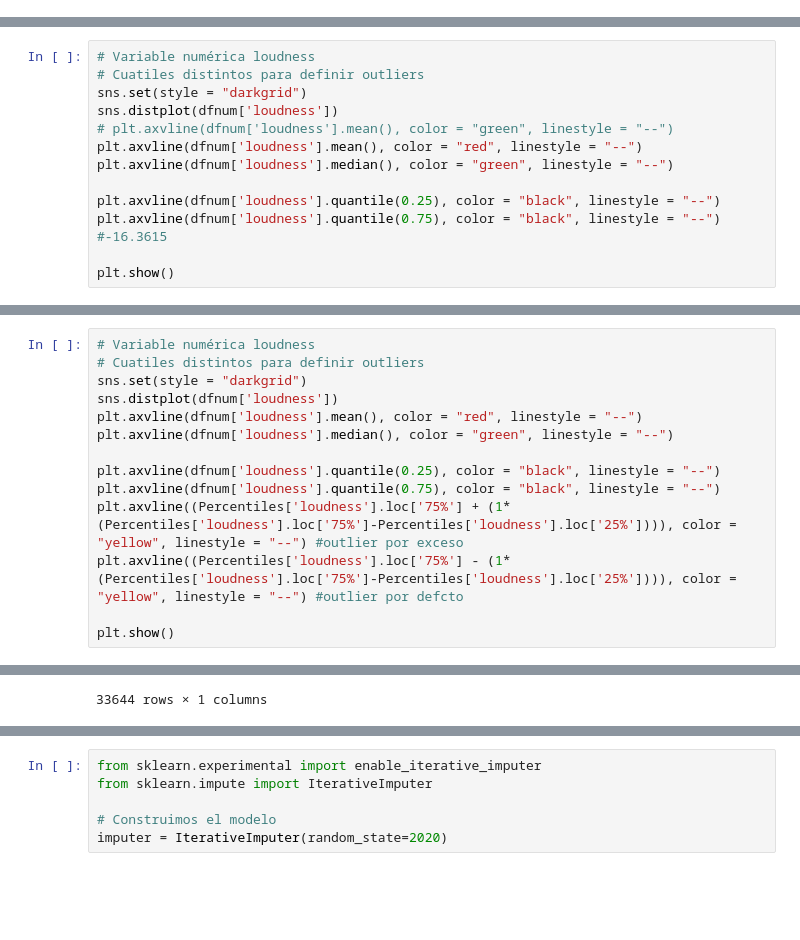
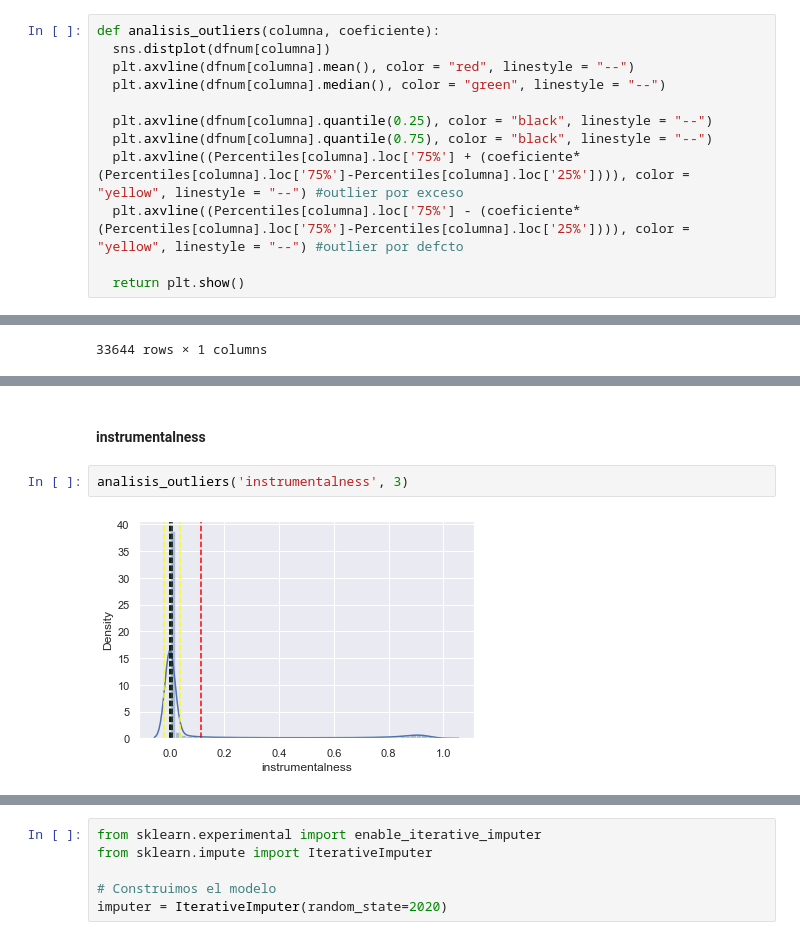
Before and after one commit to lucio-cornejo/proyecto-analisis-de-datos-1INF03, a Jupyter notebook: codes/limpieza_de_datos.ipynb, the cells around one changed output, grey strips where cells are left out. Drawn from its saved outputs; the diff is of its cells as text; blank space fills up the shorter version.

```diff
--- a/codes/limpieza_de_datos.ipynb
+++ b/codes/limpieza_de_datos.ipynb
@@ -505,18 +505,17 @@ Percentiles.head(10)
 | 3% | 0.000000 | 77816.560000 | 0.226000 | 0.080700 | -21.909000 | 0.026600 | 0.000533 | 0.000000 | ... |
 | 4% | 0.000000 | 88973.000000 | 0.248000 | 0.101000 | -20.754000 | 0.027200 | 0.001040 | 0.000000 | ... |
 | 5% | 0.000000 | 97307.000000 | 0.267000 | 0.120000 | -19.843000 | 0.027600 | 0.001770 | 0.000000 | ... |
+# %%
+def analisis_outliers(columna, coeficiente):
+  sns.distplot(dfnum[columna])
+  plt.axvline(dfnum[columna].mean(), color = "red", linestyle = "--")
+  plt.axvline(dfnum[columna].median(), color = "green", linestyle = "--")
+
+  plt.axvline(dfnum[columna].quantile(0.25), color = "black", linestyle = "--")
+  plt.axvline(dfnum[columna].quantile(0.75), color = "black", linestyle = "--")
+  plt.axvline((Percentiles[columna].loc['75%'] + (coeficiente* (Percentiles[columna].loc['75%']-Percentiles[columna].loc['25%']))), color = "yellow", linestyle = "--") #outlier por exceso
+  plt.axvline((Percentiles[columna].loc['75%'] - (coeficiente* (Percentiles[columna].loc['75%']-Percentiles[columna].loc['25%']))), color = "yellow", linestyle = "--") #outlier por defcto
+
+  return plt.show()
 # %% [markdown]
 #### Loudness
-# %%
-# Variable numérica loudness
-# Cuatiles distintos para definir outliers
-sns.set(style = "darkgrid")
-sns.distplot(dfnum['loudness'])
-# plt.axvline(dfnum['loudness'].mean(), color = "green", linestyle = "--")
-plt.axvline(dfnum['loudness'].mean(), color = "red", linestyle = "--")
-plt.axvline(dfnum['loudness'].median(), color = "green", linestyle = "--")
-
-plt.axvline(dfnum['loudness'].quantile(0.25), color = "black", linestyle = "--")
-plt.axvline(dfnum['loudness'].quantile(0.75), color = "black", linestyle = "--") #-16.3615
-
-plt.show()
@@ -525,14 +521,0 @@ plt.show()
-# %%
-# Variable numérica loudness
-# Cuatiles distintos para definir outliers
-sns.set(style = "darkgrid")
-sns.distplot(dfnum['loudness'])
-plt.axvline(dfnum['loudness'].mean(), color = "red", linestyle = "--")
-plt.axvline(dfnum['loudness'].median(), color = "green", linestyle = "--")
-
-plt.axvline(dfnum['loudness'].quantile(0.25), color = "black", linestyle = "--")
-plt.axvline(dfnum['loudness'].quantile(0.75), color = "black", linestyle = "--")
-plt.axvline((Percentiles['loudness'].loc['75%'] + (1* (Percentiles['loudness'].loc['75%']-Percentiles['loudness'].loc['25%']))), color = "yellow", linestyle = "--") #outlier por exceso
-plt.axvline((Percentiles['loudness'].loc['75%'] - (1* (Percentiles['loudness'].loc['75%']-Percentiles['loudness'].loc['25%']))), color = "yellow", linestyle = "--") #outlier por defcto
-
-plt.show()
@@ -583,0 +554,6 @@ dfnum[['loudness']].loc[(dfnum.loudness > ul) | (dfnum.loudness < ll)]
+# %% [markdown]
+#### instrumentalness
+# %%
+analisis_outliers('instrumentalness', 3)
+# %% [output]
+[figure, added]
```
Also changed, not shown: parts of 17 cells of this notebook.
